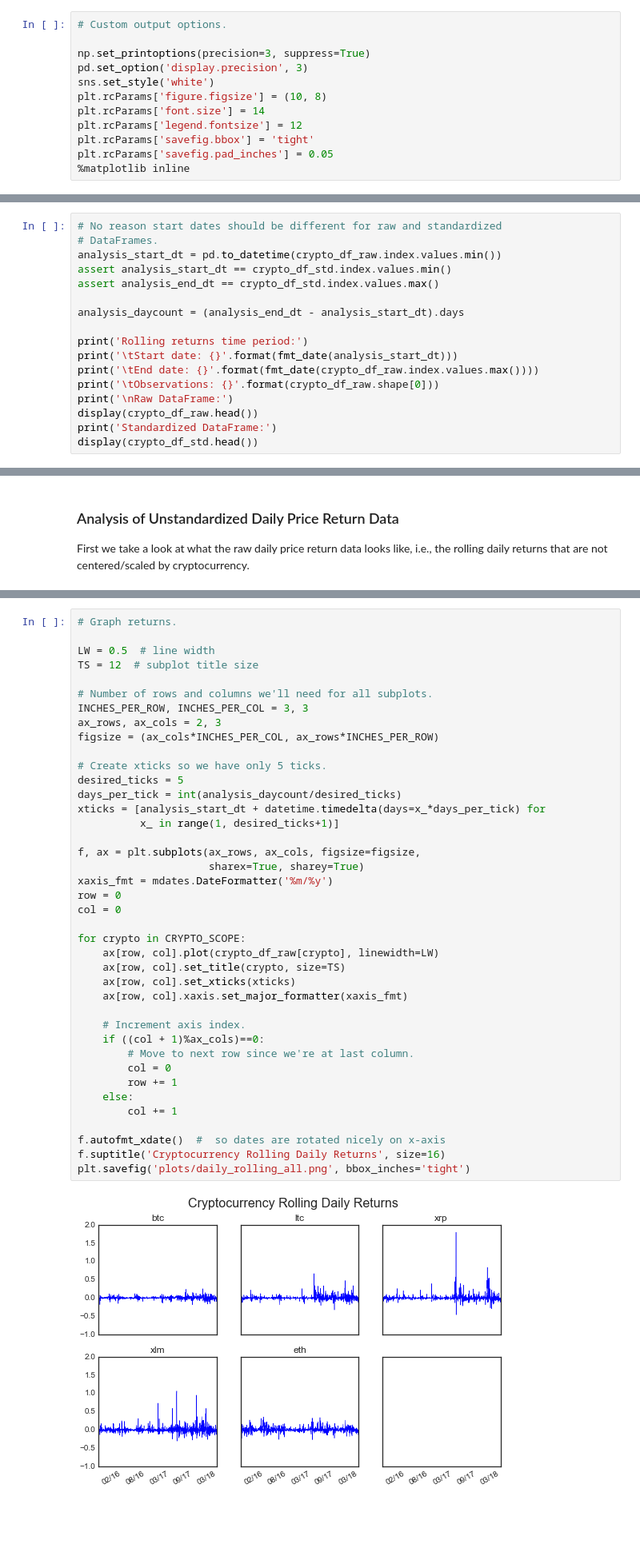
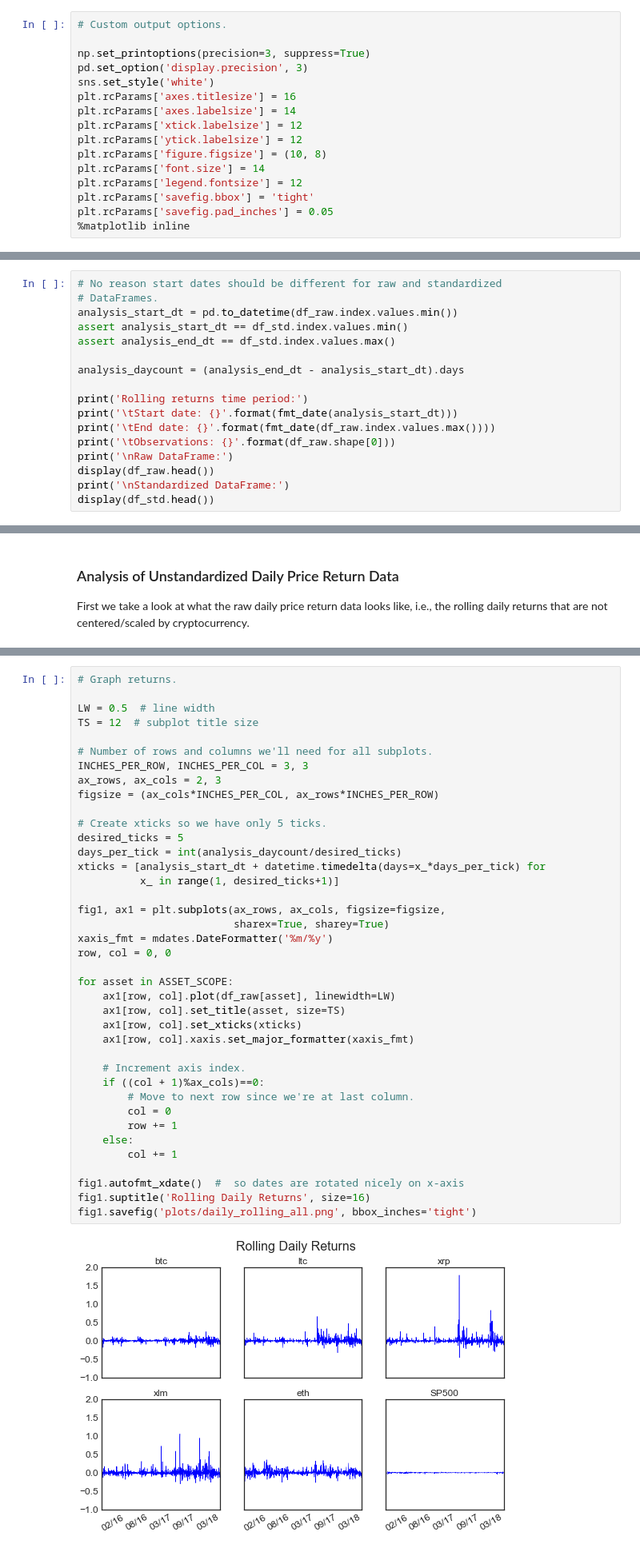
Before and after one commit to dastjerdi/crypto-ml, a Jupyter notebook: crypto_ml.ipynb, the cells around one changed output, grey strips where cells are left out. Shown at 80% size. Saved outputs shown, nothing was run; the diff lists cells and outputs as text; blank space fills up the shorter version.

```diff
--- a/crypto_ml.ipynb
+++ b/crypto_ml.ipynb
@@ -51,6 +49,10 @@ from sklearn.linear_model import RidgeCV
 np.set_printoptions(precision=3, suppress=True)
 pd.set_option('display.precision', 3)
 sns.set_style('white')
+plt.rcParams['axes.titlesize'] = 16
+plt.rcParams['axes.labelsize'] = 14
+plt.rcParams['xtick.labelsize'] = 12
+plt.rcParams['ytick.labelsize'] = 12
 plt.rcParams['figure.figsize'] = (10, 8)
 plt.rcParams['font.size'] = 14
 plt.rcParams['legend.fontsize'] = 12
@@ -86,20 +92,20 @@ crypto_df_std = crypu.load_returns_matrix (CRYPTO_SCOPE,
 # %%
 # No reason start dates should be different for raw and standardized
 # DataFrames.
-analysis_start_dt = pd.to_datetime(crypto_df_raw.index.values.min())
-assert analysis_start_dt == crypto_df_std.index.values.min()
-assert analysis_end_dt == crypto_df_std.index.values.max()
+analysis_start_dt = pd.to_datetime(df_raw.index.values.min())
+assert analysis_start_dt == df_std.index.values.min()
+assert analysis_end_dt == df_std.index.values.max()
 
 analysis_daycount = (analysis_end_dt - analysis_start_dt).days
 
 print('Rolling returns time period:')
 print('\tStart date: {}'.format(fmt_date(analysis_start_dt)))
-print('\tEnd date: {}'.format(fmt_date(crypto_df_raw.index.values.max())))
-print('\tObservations: {}'.format(crypto_df_raw.shape[0]))
+print('\tEnd date: {}'.format(fmt_date(df_raw.index.values.max())))
+print('\tObservations: {}'.format(df_raw.shape[0]))
 print('\nRaw DataFrame:')
-display(crypto_df_raw.head())
-print('Standardized DataFrame:')
-display(crypto_df_std.head())
+display(df_raw.head())
+print('\nStandardized DataFrame:')
+display(df_std.head())
 # %% [output]
 Rolling returns time period:
         Start date: 08/08/2015
@@ -187,43 +195,42 @@ plt.savefig('plots/corr.png', bbox_inches='tight')
 # %%
 # Graph returns.
 
 LW = 0.5  # line width
 TS = 12  # subplot title size
 
 # Number of rows and columns we'll need for all subplots.
 INCHES_PER_ROW, INCHES_PER_COL = 3, 3
 ax_rows, ax_cols = 2, 3
 figsize = (ax_cols*INCHES_PER_COL, ax_rows*INCHES_PER_ROW)
 
 # Create xticks so we have only 5 ticks.
 desired_ticks = 5
 days_per_tick = int(analysis_daycount/desired_ticks)
 xticks = [analysis_start_dt + datetime.timedelta(days=x_*days_per_tick) for
           x_ in range(1, desired_ticks+1)]
 
-f, ax = plt.subplots(ax_rows, ax_cols, figsize=figsize,
-                     sharex=True, sharey=True)
+fig1, ax1 = plt.subplots(ax_rows, ax_cols, figsize=figsize,
+                         sharex=True, sharey=True)
 xaxis_fmt = mdates.DateFormatter('%m/%y')
-row = 0
-col = 0
+row, col = 0, 0
 
-for crypto in CRYPTO_SCOPE:
-    ax[row, col].plot(crypto_df_raw[crypto], linewidth=LW)
-    ax[row, col].set_title(crypto, size=TS)
-    ax[row, col].set_xticks(xticks)
-    ax[row, col].xaxis.set_major_formatter(xaxis_fmt)
+for asset in ASSET_SCOPE:
+    ax1[row, col].plot(df_raw[asset], linewidth=LW)
+    ax1[row, col].set_title(asset, size=TS)
+    ax1[row, col].set_xticks(xticks)
+    ax1[row, col].xaxis.set_major_formatter(xaxis_fmt)
 
     # Increment axis index.
     if ((col + 1)%ax_cols)==0:
         # Move to next row since we're at last column.
         col = 0
         row += 1
     else:
         col += 1
 
-f.autofmt_xdate()  #  so dates are rotated nicely on x-axis
-f.suptitle('Cryptocurrency Rolling Daily Returns', size=16)
-plt.savefig('plots/daily_rolling_all.png', bbox_inches='tight')
+fig1.autofmt_xdate()  #  so dates are rotated nicely on x-axis
+fig1.suptitle('Rolling Daily Returns', size=16)
+fig1.savefig('plots/daily_rolling_all.png', bbox_inches='tight')
 # %% [output]
-[figure, old version]
+[figure, new version]
 # %% [markdown]
```
Also changed, not shown: parts of 21 cells of this notebook, 12 other files.
